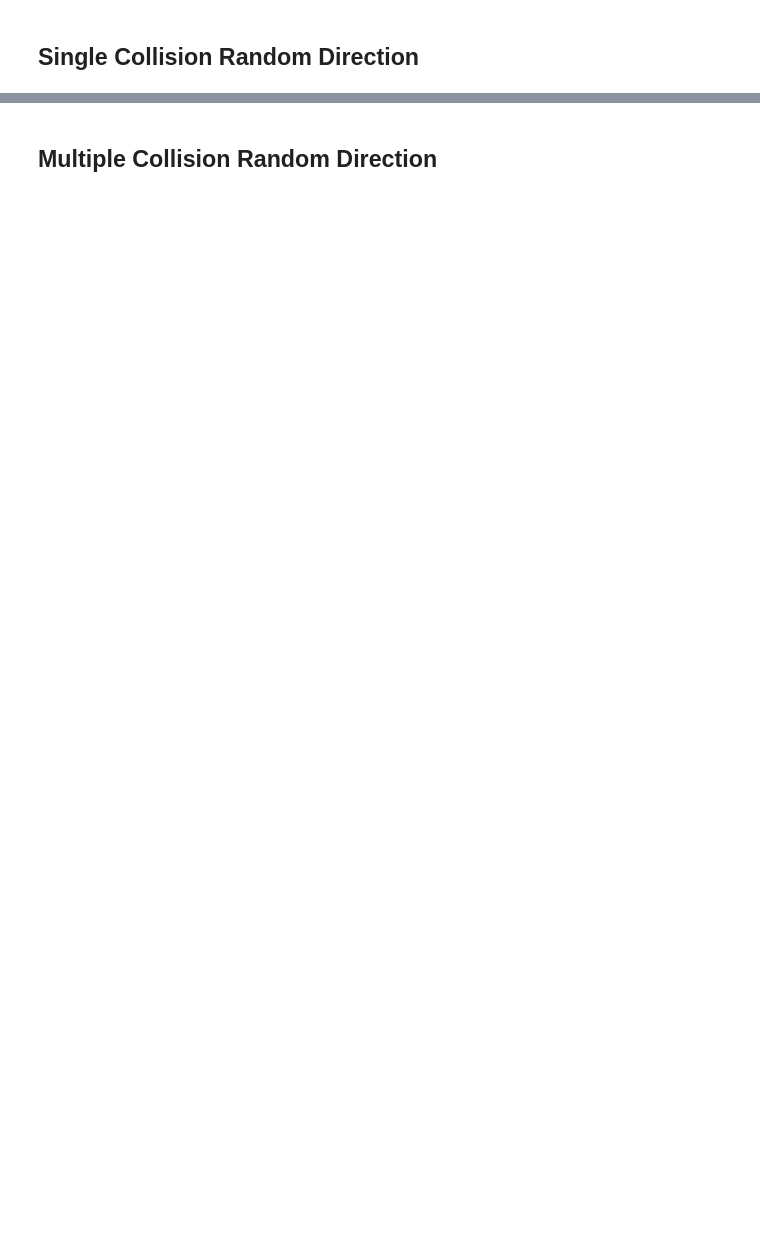
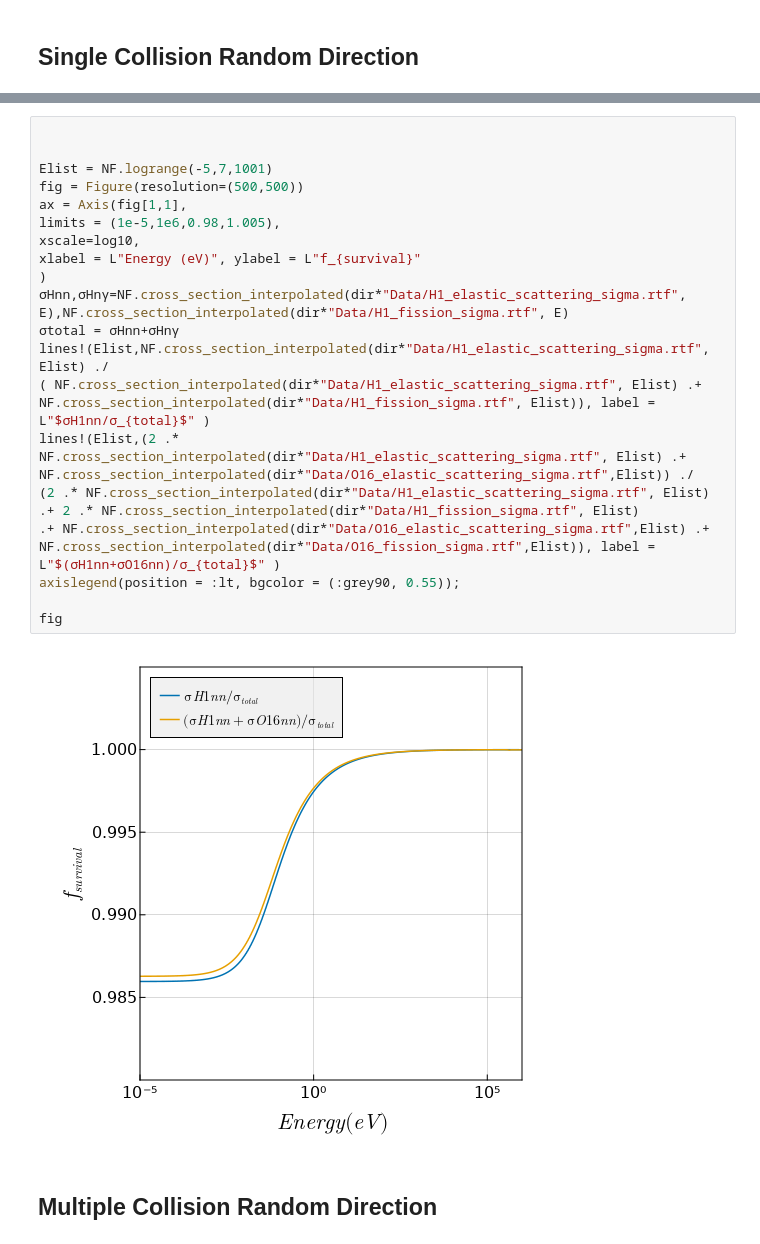
Before and after one commit to JBusink/Neutronenbron_Simulatie, a Jupyter notebook: Scripts/Simulatie.ipynb, the cells around one changed output, grey strips where cells are left out. Saved outputs shown, nothing was run; the diff lists cells and outputs as text; blank space fills up the shorter version.

```diff
--- a/Scripts/Simulatie.ipynb
+++ b/Scripts/Simulatie.ipynb
@@ -219,3 +228,25 @@ fig
+# %%
+
+
+Elist = NF.logrange(-5,7,1001)
+fig = Figure(resolution=(500,500))
+ax = Axis(fig[1,1],
+limits = (1e-5,1e6,0.98,1.005),
+xscale=log10,
+xlabel = L"Energy (eV)", ylabel = L"f_{survival}"
+)
+σHnn,σHnγ=NF.cross_section_interpolated(dir*"Data/H1_elastic_scattering_sigma.rtf", E),NF.cross_section_interpolated(dir*"Data/H1_fission_sigma.rtf", E)
+σtotal = σHnn+σHnγ
+lines!(Elist,NF.cross_section_interpolated(dir*"Data/H1_elastic_scattering_sigma.rtf", Elist) ./
+( NF.cross_section_interpolated(dir*"Data/H1_elastic_scattering_sigma.rtf", Elist) .+ NF.cross_section_interpolated(dir*"Data/H1_fission_sigma.rtf", Elist)), label = L"$σH1nn/σ_{total}$" )
+lines!(Elist,(2 .* NF.cross_section_interpolated(dir*"Data/H1_elastic_scattering_sigma.rtf", Elist) .+ NF.cross_section_interpolated(dir*"Data/O16_elastic_scattering_sigma.rtf",Elist)) ./
+(2 .* NF.cross_section_interpolated(dir*"Data/H1_elastic_scattering_sigma.rtf", Elist) .+ 2 .* NF.cross_section_interpolated(dir*"Data/H1_fission_sigma.rtf", Elist)
+.+ NF.cross_section_interpolated(dir*"Data/O16_elastic_scattering_sigma.rtf",Elist) .+ NF.cross_section_interpolated(dir*"Data/O16_fission_sigma.rtf",Elist)), label = L"$(σH1nn+σO16nn)/σ_{total}$" )
+axislegend(position = :lt, bgcolor = (:grey90, 0.55));
+
+fig
+# %% [output]
+[figure, added]
 # %% [markdown]
 ## Multiple Collision Random Direction
 # %%
```
Also changed, not shown: parts of 10 cells of this notebook, 8 other files.
